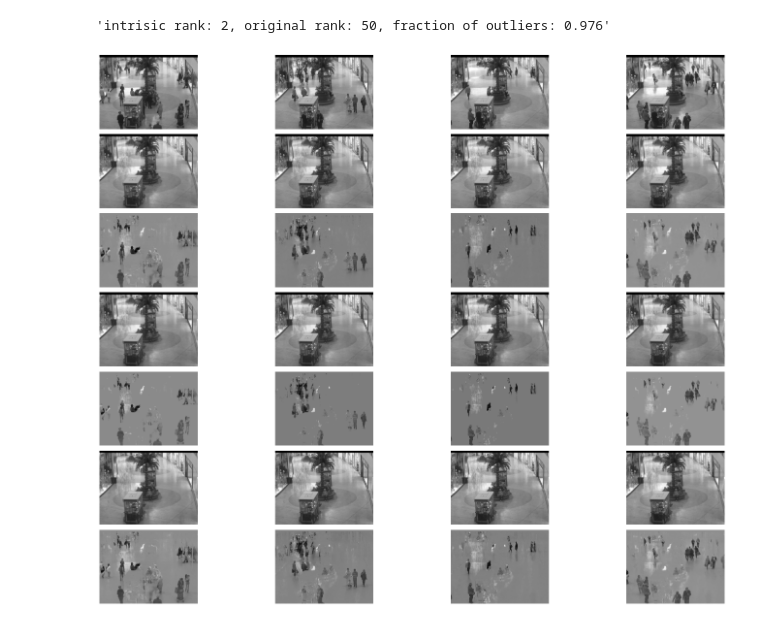
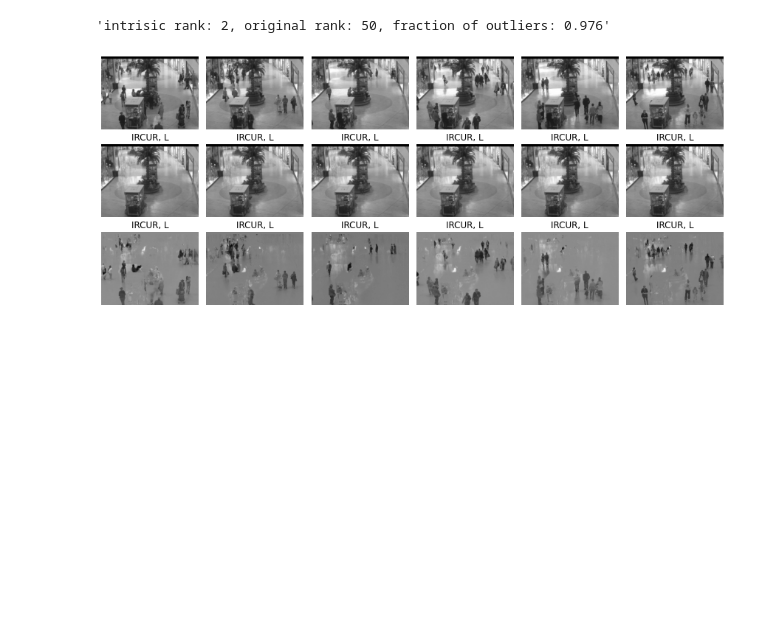
Before and after one commit to sverdoot/robust-pca, a Jupyter notebook: notebooks/demo_mall.ipynb, the cells around one changed output. Saved outputs shown, nothing was run; the diff lists cells and outputs as text; code cells hidden in the pictures; blank space fills up the shorter version.

```diff
--- a/notebooks/demo_mall.ipynb
+++ b/notebooks/demo_mall.ipynb
@@ -48,7 +48,7 @@ f'intrisic rank: {np.linalg.matrix_rank(L_pcp)}, original rank: {np.linalg.matri
 from matplotlib import pyplot as plt
 
 ncols = 6
-fig, axs = plt.subplots(3, ncols, figsize=(21, 8))
+fig, axs = plt.subplots(3, ncols, figsize=(12, 5))
 
 for ax in axs.flatten():
     ax.axis('off')
@@ -57,8 +57,13 @@ for i in range(ncols):
     background = L_pcp[:, i].reshape(small_frames[i].shape)
     foreground = S_pcp[:, i].reshape(small_frames[i].shape)
     axs[0, i].imshow(small_frames[i], cmap='gray')
+
     axs[1, i].imshow(background, cmap='gray')
+    axs[1, i].set_title("PCP, L")
+
     axs[2, i].imshow(foreground, cmap='gray')
+    axs[2, i].set_title("PCP, S")
 
 fig.tight_layout()
+plt.savefig("../figs/pcp_mall.pdf")
 # %% [output]
@@ -116,30 +126,37 @@ f'intrisic rank: {np.linalg.matrix_rank(L_ircur)}, original rank: {np.linalg.mat
 # %%
 from matplotlib import pyplot as plt
 
-ncols = 4
-fig, axs = plt.subplots(7, ncols, figsize=(22, 16))
+ncols = 6
+fig, axs = plt.subplots(3, ncols, figsize=(12, 5))
 
 for ax in axs.flatten():
     ax.axis('off')
 
 for i in range(ncols):
     axs[0, i].imshow(small_frames[i], cmap='gray')
 
-    background = L_pcp[:, i].reshape(small_frames[i].shape)
-    foreground = S_pcp[:, i].reshape(small_frames[i].shape)
-    axs[1, i].imshow(background, cmap='gray')
-    axs[2, i].imshow(foreground, cmap='gray')
+    # background = L_pcp[:, i].reshape(small_frames[i].shape)
+    # foreground = S_pcp[:, i].reshape(small_frames[i].shape)
+    # axs[1, i].imshow(background, cmap='gray')
+    # axs[1, i].set_title("PCP, L")
+    # axs[2, i].imshow(foreground, cmap='gray')
+    # axs[1, i].set_title("PCP, S")
 
-    background = L_st_pcp[:, i].reshape(small_frames[i].shape)
-    foreground = S_st_pcp[:, i].reshape(small_frames[i].shape)
-    axs[3, i].imshow(background, cmap='gray')
-    axs[4, i].imshow(foreground, cmap='gray')
+    # background = L_st_pcp[:, i].reshape(small_frames[i].shape)
+    # foreground = S_st_pcp[:, i].reshape(small_frames[i].shape)
+    # axs[3, i].imshow(background, cmap='gray')
+    # axs[3, i].set_title("Stable PCP, L")
+    # axs[4, i].imshow(foreground, cmap='gray')
+    # axs[4, i].set_title("Stable PCP, S")
 
     background = L_ircur[:, i].reshape(small_frames[i].shape)
     foreground = S_ircur[:, i].reshape(small_frames[i].shape)
-    axs[5, i].imshow(background, cmap='gray')
-    axs[6, i].imshow(foreground, cmap='gray')
+    axs[1, i].imshow(background, cmap='gray')
+    axs[1, i].set_title("IRCUR, L")
+    axs[2, i].imshow(foreground, cmap='gray')
+    axs[2, i].set_title("IRCUR, L")
 
 fig.tight_layout()
+plt.savefig("../figs/ircur_mall.pdf")
 # %% [output]
-[figure, old version]
+[figure, new version]
```
Also changed, not shown: parts of 5 cells of this notebook, 7 other files.
